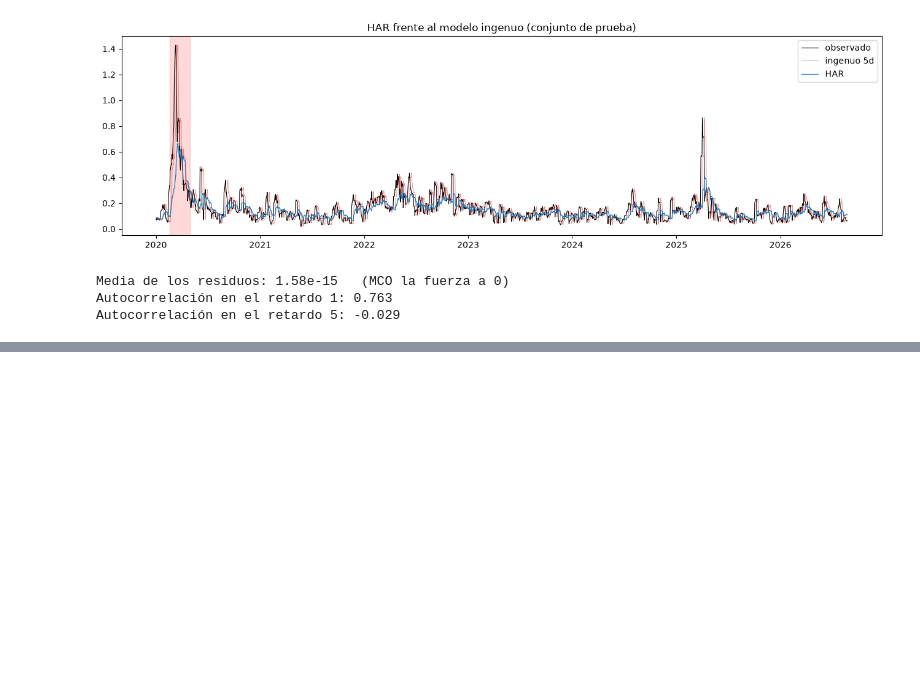
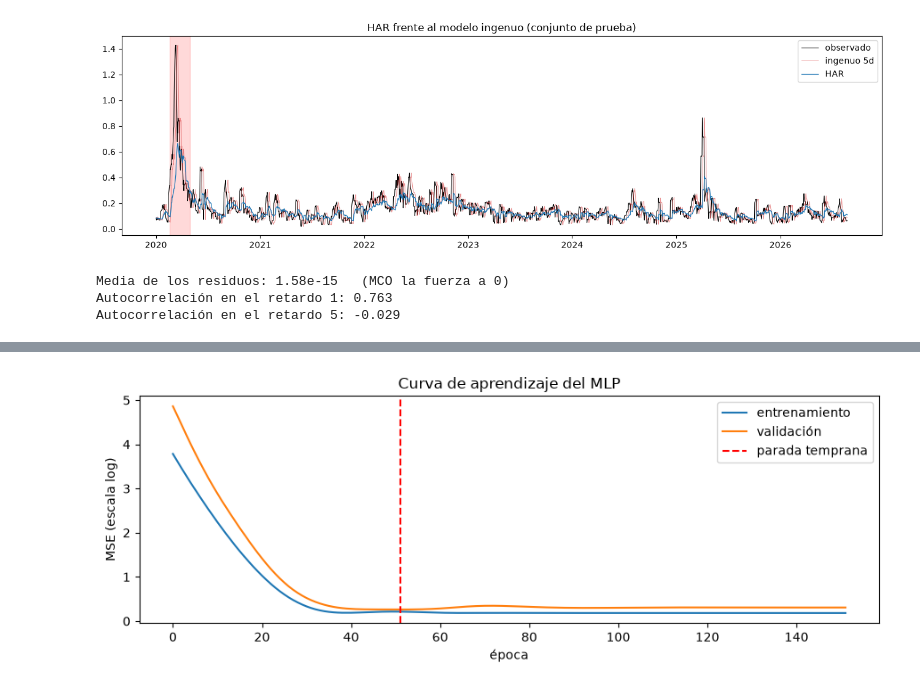
Before and after one commit to VictorSinNav/TFG, a Jupyter notebook: notebooks/02_modelos.ipynb, the cells around one changed output, grey strips where cells are left out. Saved outputs shown, nothing was run; the diff lists cells and outputs as text; code cells hidden in the pictures; blank space fills up the shorter version.

```diff
--- a/notebooks/02_modelos.ipynb
+++ b/notebooks/02_modelos.ipynb
@@ -139,0 +146,6 @@ Autocorrelación en el retardo 5: -0.029
+# %%
+from src.mlp import entrenar_mlp, predecir_mlp
+
+# Hemos de introducir partes normalizadas ya que sino el descenso de gradiente
+# converge mal si las variables tienen escalas dispares.
+mlp, hist = entrenar_mlp(partes_norm["train"], partes_norm["val"])
@@ -139,0 +160,14 @@ Autocorrelación en el retardo 5: -0.029
+# %%
+h = np.array(hist)
+fig, ax = plt.subplots(figsize=(9, 3.5))
+ax.plot(h[:, 0], label="entrenamiento")
+ax.plot(h[:, 1], label="validación")
+ax.axvline(h[:, 1].argmin(), color="red", ls="--", label="parada temprana")
+ax.set_xlabel("época"); ax.set_ylabel("MSE (escala log)")
+ax.set_title("Curva de aprendizaje del MLP")
+ax.legend()
+plt.tight_layout()
+plt.savefig("../results/figures/e4_curva_aprendizaje.png", dpi=150)
+plt.show()
+# %% [output]
+[figure, added]
```
Also changed, not shown: parts of 8 cells of this notebook, 9 other files.
